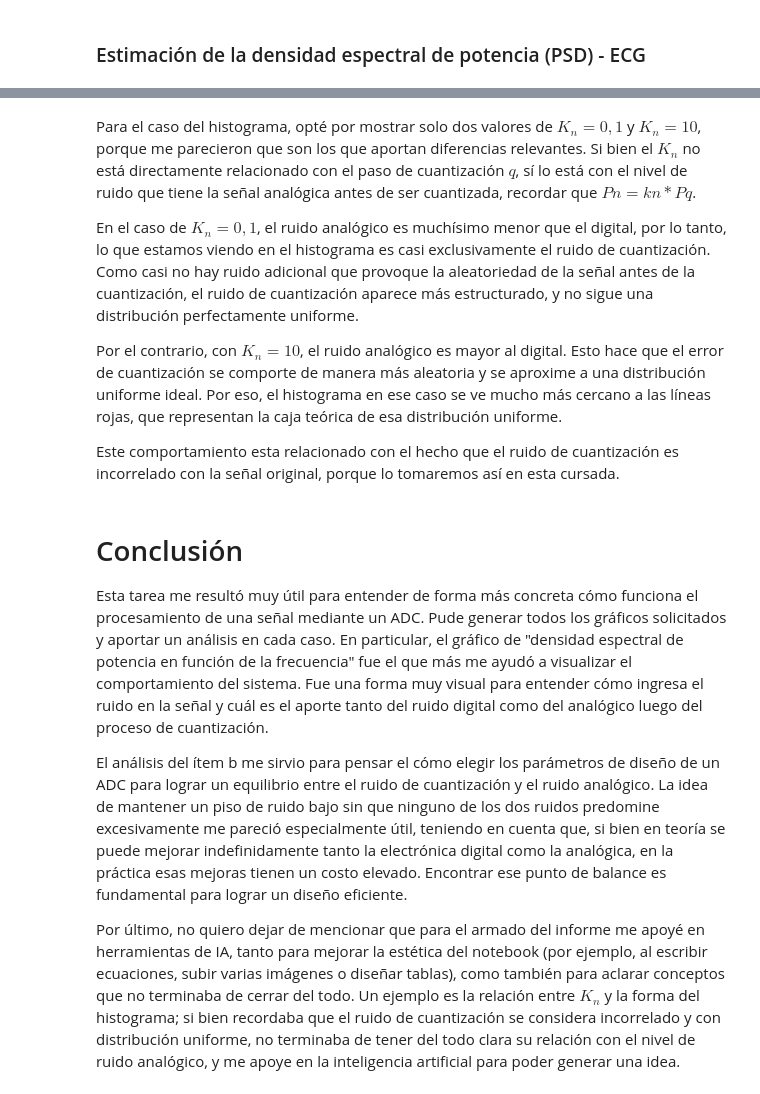
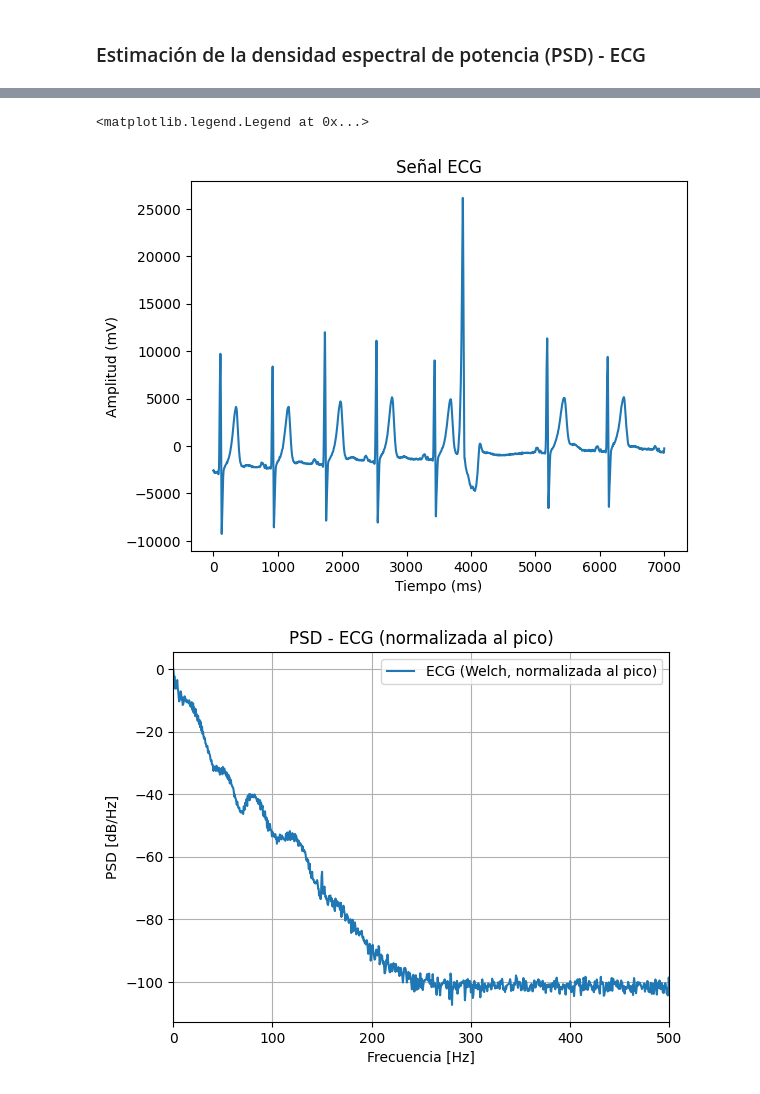
Before and after one commit to MontserratCoto/Montserrat-Coto-APS, a Jupyter notebook: 2do parte de la materia/TS05 2/Para entrega/TS05-Montserrat Coto.ipynb, the cells around one changed output, grey strips where cells are left out. Saved outputs shown, nothing was run; the diff lists cells and outputs as text; code cells hidden in the pictures.

```diff
--- a/2do parte de la materia/TS05 2/Para entrega/TS05-Montserrat Coto.ipynb
+++ b/2do parte de la materia/TS05 2/Para entrega/TS05-Montserrat Coto.ipynb
@@ -346,15 +43,50 @@ display(Image("Ruido_De_Cuantificacion_10kn.png", width=1000))
-# %% [markdown]
-Para el caso del histograma, opté por mostrar solo dos valores de $K_n=0,1$ y $K_n=10$, porque me parecieron que son los que aportan diferencias relevantes. Si bien el $K_n$ no está directamente relacionado con el paso de cuantización $q$, sí lo está con el nivel de ruido que tiene la señal analógica antes de ser cuantizada, recordar que $Pn = kn * Pq$.
-
-En el caso de $K_n=0,1$, el ruido analógico es muchísimo menor que el digital, por lo tanto, lo que estamos viendo en el histograma es casi exclusivamente el ruido de cuantización. Como casi no hay ruido adicional que provoque la aleatoriedad de la señal antes de la cuantización, el ruido de cuantización aparece más estructurado, y no sigue una distribución perfectamente uniforme.
-
-Por el contrario, con $K_n=10$, el ruido analógico es mayor al digital. Esto hace que el error de cuantización se comporte de manera más aleatoria y se aproxime a una distribución uniforme ideal. Por eso, el histograma en ese caso se ve mucho más cercano a las líneas rojas, que representan la caja teórica de esa distribución uniforme.
-
-Este comportamiento esta relacionado con el hecho que el ruido de cuantización es incorrelado con la señal original, porque lo tomaremos así en esta cursada.
-# %% [markdown]
-# Conclusión
-Esta tarea me resultó muy útil para entender de forma más concreta cómo funciona el procesamiento de una señal mediante un ADC. Pude generar todos los gráficos solicitados y aportar un análisis en cada caso. En particular, el gráfico de "densidad espectral de potencia en función de la frecuencia" fue el que más me ayudó a visualizar el comportamiento del sistema. Fue una forma muy visual para entender cómo ingresa el ruido en la señal y cuál es el aporte tanto del ruido digital como del analógico luego del proceso de cuantización.
-
-El análisis del ítem b me sirvio para pensar el cómo elegir los parámetros de diseño de un ADC para lograr un equilibrio entre el ruido de cuantización y el ruido analógico. La idea de mantener un piso de ruido bajo sin que ninguno de los dos ruidos predomine excesivamente me pareció especialmente útil, teniendo en cuenta que, si bien en teoría se puede mejorar indefinidamente tanto la electrónica digital como la analógica, en la práctica esas mejoras tienen un costo elevado. Encontrar ese punto de balance es fundamental para lograr un diseño eficiente.
-
-Por último, no quiero dejar de mencionar que para el armado del informe me apoyé en herramientas de IA, tanto para mejorar la estética del notebook (por ejemplo, al escribir ecuaciones, subir varias imágenes o diseñar tablas), como también para aclarar conceptos que no terminaba de cerrar del todo. Un ejemplo es la relación entre $K_n$  y la forma del histograma; si bien recordaba que el ruido de cuantización se considera incorrelado y con distribución uniforme, no terminaba de tener del todo clara su relación con el nivel de ruido analógico, y me apoye en la inteligencia artificial para poder generar una idea.
+# %%
+fs_ecg = 1000  # Hz
+mat_struct = sio.loadmat('./ECG_TP4.mat')
+ecg_one_lead = vertical_flaten(mat_struct['ecg_lead'])
+
+# Usar solo las primeras 12000 muestras
+ecg_one_lead = ecg_one_lead[:12000]
+N_ecg = len(ecg_one_lead)
+
+plt.figure()
+plt.plot(ecg_one_lead[5000:12000])
+plt.xlabel('Tiempo (ms)')   # 12000 muestras a 1000 Hz = 12 segundos, acá mostramos de 5000 a 12000 (7 segundos)
+plt.ylabel('Amplitud (mV)')
+plt.title('Señal ECG')
+
+############
+# 1. PSD con Welch (normalizada al pico en dB)
+#############################
+
+nperseg_ecg = int(N_ecg / 6)
+
+
+
+ecg_f_welch, ecg_Pxx_welch = signal.welch(
+    ecg_one_lead[:, 0],
+    fs=fs_ecg,
+    window='hann',
+    nperseg=nperseg_ecg,
+    noverlap=nperseg_ecg // 2,
+    detrend=False,
+    scaling='density'
+)
+
+# Normalización al pico (en dB)
+ecg_Pxx_welch_db = 10 * np.log10(ecg_Pxx_welch)
+ecg_Pxx_welch_db -= np.max(ecg_Pxx_welch_db)
+
+# Gráfico PSD
+plt.figure()
+plt.plot(ecg_f_welch, ecg_Pxx_welch_db, label='ECG (Welch, normalizada al pico)')
+plt.xlabel('Frecuencia [Hz]')
+plt.ylabel('PSD [dB/Hz]')
+plt.title('PSD - ECG (normalizada al pico)')
+plt.grid()
+plt.xlim(0, fs_ecg / 2)
+plt.legend()
+# %% [output]
+<matplotlib.legend.Legend at 0x...>
+[figure, added]
+[figure, added]
```
Also changed, not shown: parts of 64 cells of this notebook.
